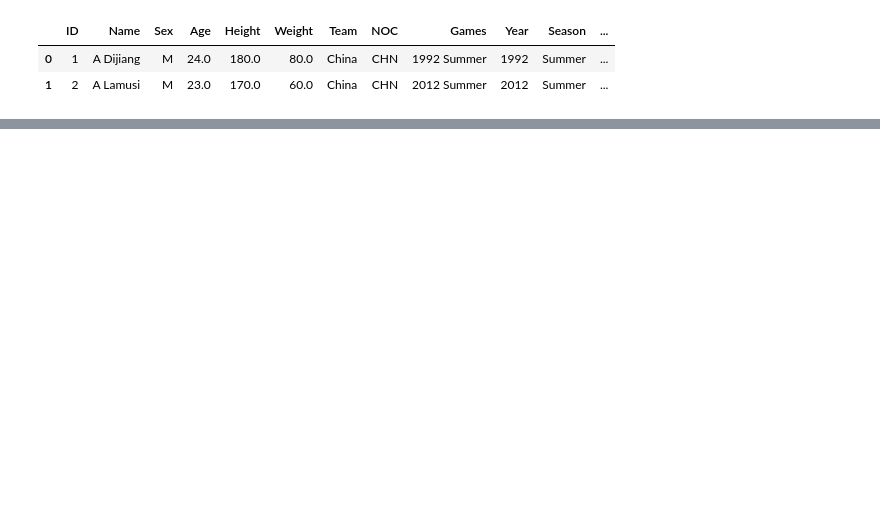
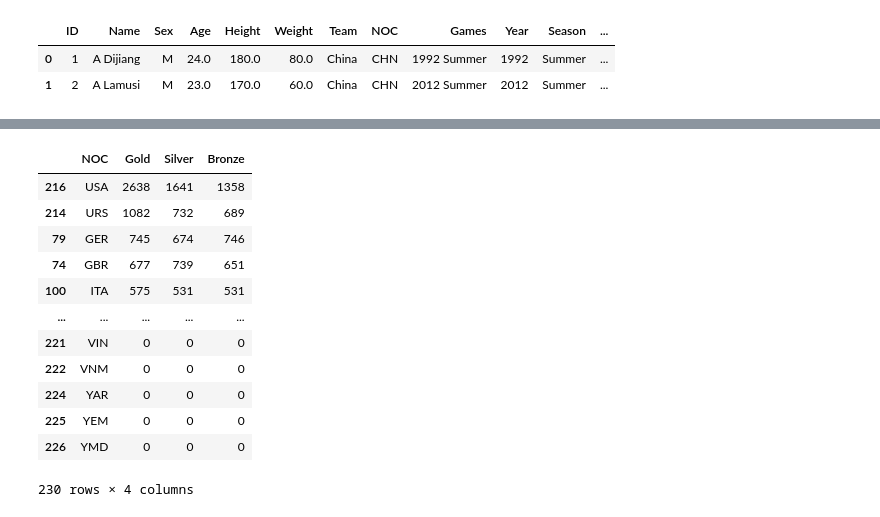
Before and after one commit to yaseenddar/A-I, a Jupyter notebook: DeepLearning/Projects/Olympic_Data_Analysis/Olympics_Analysis.ipynb, the cells around one changed output, grey strips where cells are left out. Saved outputs shown, nothing was run; the diff lists cells and outputs as text; code cells hidden in the pictures; blank space fills up the shorter version.

```diff
--- a/DeepLearning/Projects/Olympic_Data_Analysis/Olympics_Analysis.ipynb
+++ b/DeepLearning/Projects/Olympic_Data_Analysis/Olympics_Analysis.ipynb
@@ -36,0 +131,16 @@ Note: you may need to restart the kernel to use updated packages.
+# %%
+final_df.groupby("NOC").sum()[["Gold","Silver","Bronze"]].reset_index().sort_values(by=["Gold","Silver","Bronze"], ascending=False)
+# %% [output]
+|  | NOC | Gold | Silver | Bronze |
+| 216 | USA | 2638 | 1641 | 1358 |
+| 214 | URS | 1082 | 732 | 689 |
+| 79 | GER | 745 | 674 | 746 |
+| 74 | GBR | 677 | 739 | 651 |
+| 100 | ITA | 575 | 531 | 531 |
+| ... | ... | ... | ... | ... |
+| 221 | VIN | 0 | 0 | 0 |
+| 222 | VNM | 0 | 0 | 0 |
+| 224 | YAR | 0 | 0 | 0 |
+| 225 | YEM | 0 | 0 | 0 |
+| 226 | YMD | 0 | 0 | 0 |
+230 rows × 4 columns
```
Also changed, not shown: parts of 20 cells of this notebook, 1 other file.
